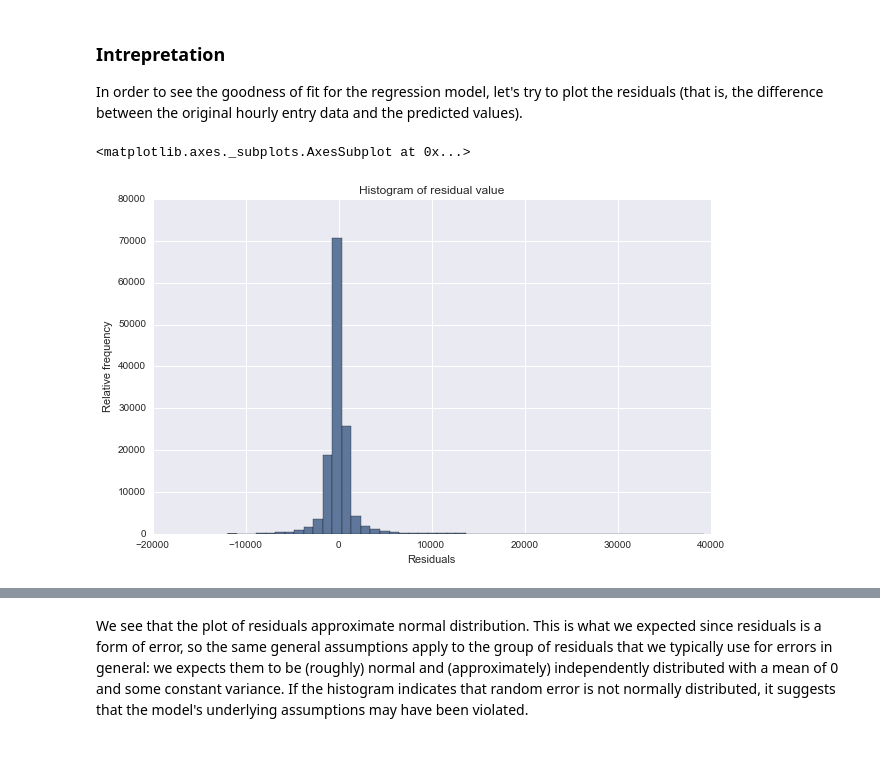
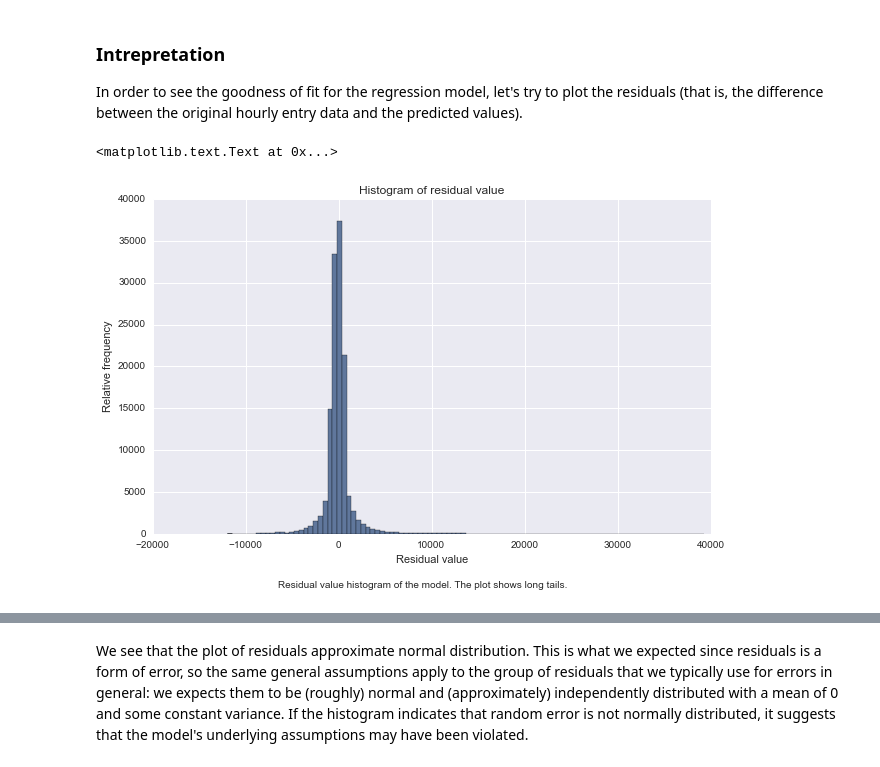
Before and after one commit to joashxu/NYCSubwayDataAnalysis, a Jupyter notebook: NYCSubway.ipynb, the cells around one changed output, grey strips where cells are left out. Drawn from its saved outputs; the diff is of its cells as text; code cells hidden in the pictures.

```diff
--- a/NYCSubway.ipynb
+++ b/NYCSubway.ipynb
@@ -266,12 +261,15 @@ The R2 value is **0.458621326664**
 In order to see the goodness of fit for the regression model, let's try to plot the residuals
 (that is, the difference between the original hourly entry data and the predicted values).
 # %%
-plt.figure()
+figure = plt.figure()
 plt.title('Histogram of residual value')
-plt.xlabel('Residuals')
+plt.xlabel('Residual value')
 plt.ylabel('Relative frequency')
 
-(df['ENTRIESn_hourly'] - best_score['predictions_values']).hist(bins=50)
+(df['ENTRIESn_hourly'] - best_score['predictions_values']).hist(bins=100)
+
+plot_description = 'Residual value histogram of the model. The plot shows long tails.'
+figure.text(0.5, 0, plot_description, ha='center')
 # %% [output]
-<matplotlib.axes._subplots.AxesSubplot at 0x...>
+<matplotlib.text.Text at 0x...>
-[figure, old version]
+[figure, new version]
```
Also changed, not shown: parts of 8 cells of this notebook.
